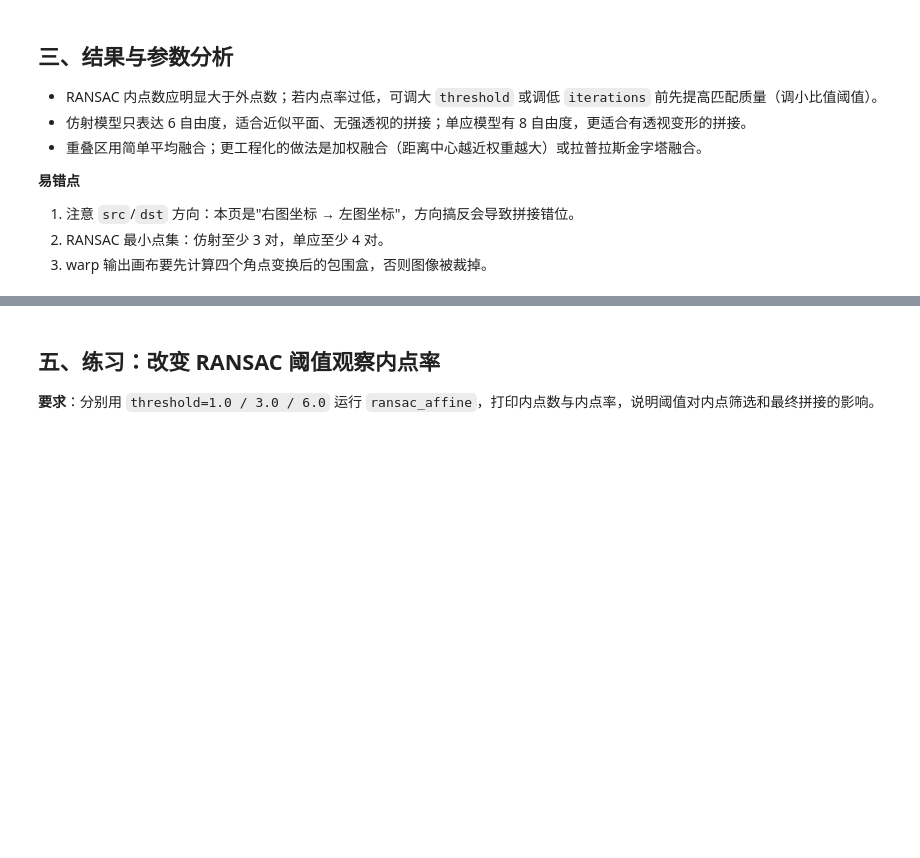
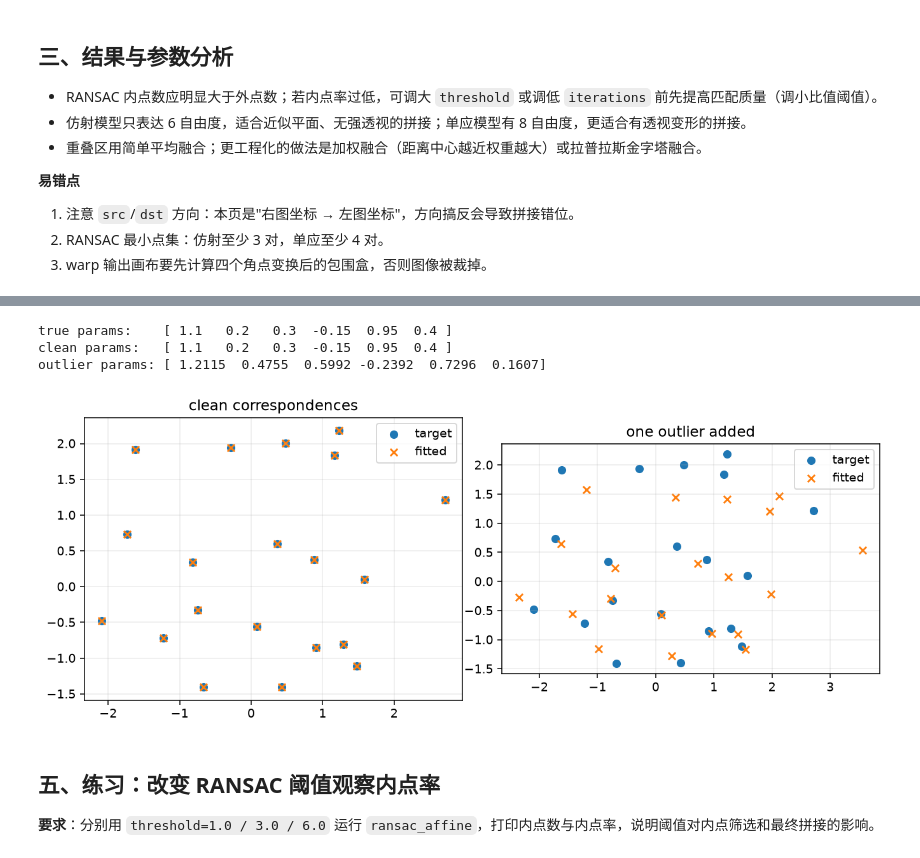
Before and after one commit to ZOUMDA28/Hands-On-Computer-Vision, a Jupyter notebook: notebooks/part2-optimization-3d/07-image-stitching/practice.ipynb, the cells around one changed output, grey strips where cells are left out. Saved outputs shown, nothing was run; the diff lists cells and outputs as text; code cells hidden in the pictures; blank space fills up the shorter version.

```diff
--- a/notebooks/part2-optimization-3d/07-image-stitching/practice.ipynb
+++ b/notebooks/part2-optimization-3d/07-image-stitching/practice.ipynb
@@ -393,3 +502,46 @@ if len(good) >= 4:
+# %%
+import numpy as np
+import matplotlib.pyplot as plt
+
+rng = np.random.default_rng(7)
+src = rng.uniform(-2, 2, size=(20, 2))
+true_params = np.array([1.10, 0.20, 0.30, -0.15, 0.95, 0.40])
+def affine_points(points, params):
+    a,b,tx,c,d,ty = params
+    return np.column_stack([a*points[:,0] + b*points[:,1] + tx,
+                            c*points[:,0] + d*points[:,1] + ty])
+dst = affine_points(src, true_params)
+def build_system(src, dst):
+    A = []
+    b = []
+    for (x,y), (u,v) in zip(src, dst):
+        A.append([x,y,1,0,0,0]); b.append(u)
+        A.append([0,0,0,x,y,1]); b.append(v)
+    return np.asarray(A), np.asarray(b)
+A, b = build_system(src, dst)
+p_clean = np.linalg.lstsq(A, b, rcond=None)[0]
+dst_out = dst.copy(); dst_out[0] += [5.0, -4.0]
+A_out, b_out = build_system(src, dst_out)
+p_outlier = np.linalg.lstsq(A_out, b_out, rcond=None)[0]
+print("true params:   ", np.round(true_params, 4))
+print("clean params:  ", np.round(p_clean, 4))
+print("outlier params:", np.round(p_outlier, 4))
+fig, axes = plt.subplots(1, 2, figsize=(10, 4))
+for ax, params, title in zip(axes, [p_clean, p_outlier], ["clean correspondences", "one outlier added"]):
+    pred = affine_points(src, params)
+    ax.scatter(dst[:,0], dst[:,1], label="target")
+    ax.scatter(pred[:,0], pred[:,1], marker="x", label="fitted")
+    ax.set_title(title)
+    ax.set_aspect("equal")
+    ax.grid(alpha=0.25)
+    ax.legend()
+plt.tight_layout()
+plt.show()
+# %% [output]
+true params:    [ 1.1   0.2   0.3  -0.15  0.95  0.4 ]
+clean params:   [ 1.1   0.2   0.3  -0.15  0.95  0.4 ]
+outlier params: [ 1.2115  0.4755  0.5992 -0.2392  0.7296  0.1607]
+[figure, added]
 # %% [markdown]
 ## 五、练习：改变 RANSAC 阈值观察内点率
 
```
Also changed, not shown: parts of 2 cells of this notebook, 8 other files.
